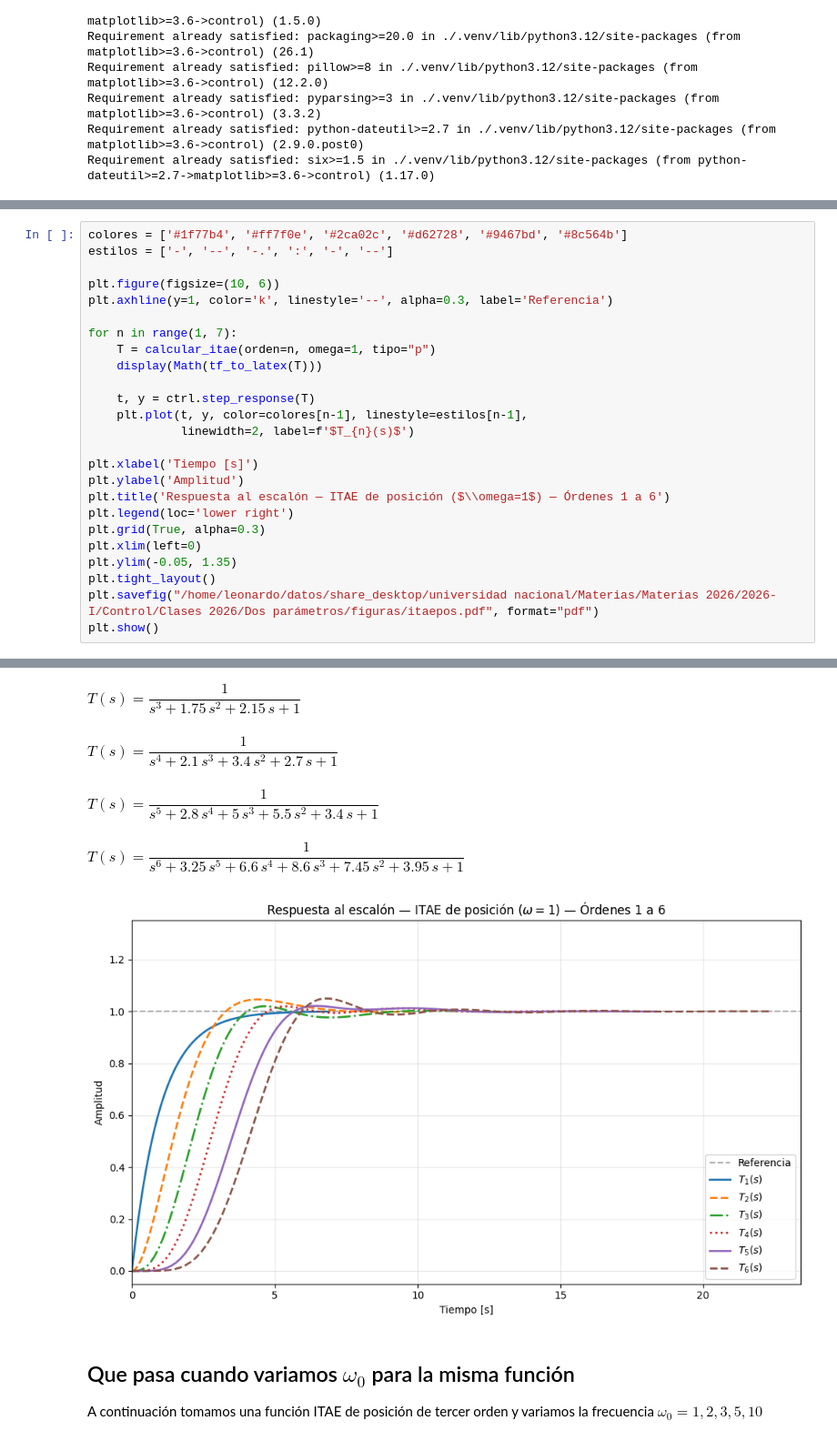
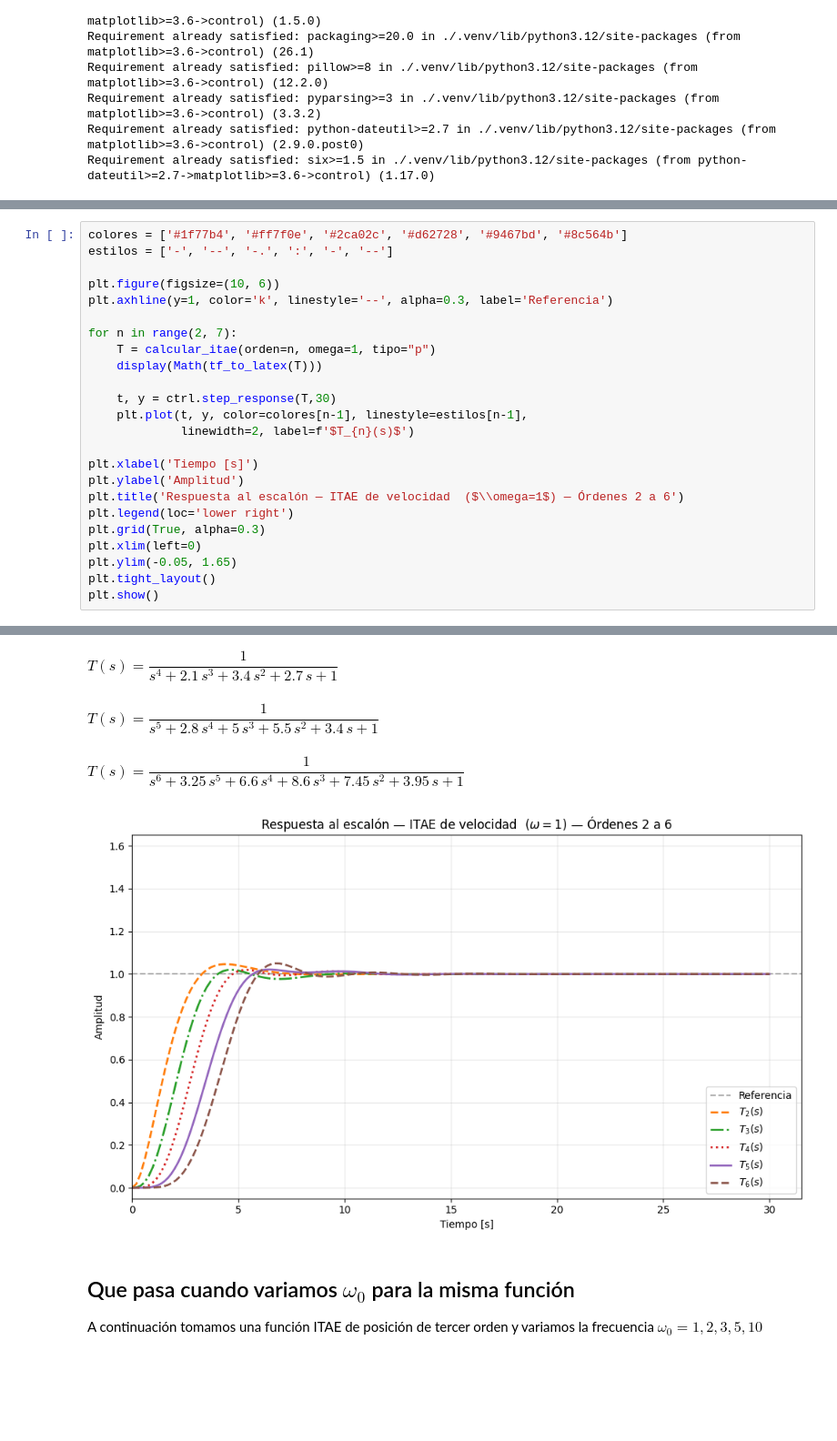
Before and after one commit to nebisman/control-material, a Jupyter notebook: notebooks/itae_notebook.ipynb, the cells around one changed output, grey strips where cells are left out. Shown at 91% size. Saved outputs shown, nothing was run; the diff lists cells and outputs as text; blank space fills up the shorter version.

Commit message:
itae notebook terminado

```diff
--- a/notebooks/itae_notebook.ipynb
+++ b/notebooks/itae_notebook.ipynb
@@ -52,22 +52,21 @@ estilos = ['-', '--', '-.', ':', '-', '--']
 plt.figure(figsize=(10, 6))
 plt.axhline(y=1, color='k', linestyle='--', alpha=0.3, label='Referencia')
 
-for n in range(1, 7):
+for n in range(2, 7):
     T = calcular_itae(orden=n, omega=1, tipo="p")
     display(Math(tf_to_latex(T)))
 
-    t, y = ctrl.step_response(T)
+    t, y = ctrl.step_response(T,30)
     plt.plot(t, y, color=colores[n-1], linestyle=estilos[n-1],
              linewidth=2, label=f'$T_{n}(s)$')
 
 plt.xlabel('Tiempo [s]')
 plt.ylabel('Amplitud')
-plt.title('Respuesta al escalón — ITAE de posición ($\\omega=1$) — Órdenes 1 a 6')
+plt.title('Respuesta al escalón — ITAE de velocidad  ($\\omega=1$) — Órdenes 2 a 6')
 plt.legend(loc='lower right')
 plt.grid(True, alpha=0.3)
 plt.xlim(left=0)
-plt.ylim(-0.05, 1.35)
+plt.ylim(-0.05, 1.65)
 plt.tight_layout()
-plt.savefig("/home/leonardo/datos/share_desktop/universidad nacional/Materias/Materias 2026/2026-I/Control/Clases 2026/Dos parámetros/figuras/itaepos.pdf", format="pdf")
 plt.show()
 # %% [output]
@@ -76,8 +75,7 @@ $\displaystyle T(s) = \dfrac{1}{s^{2} + 1.4\,s + 1}$
-$\displaystyle T(s) = \dfrac{1}{s^{3} + 1.75\,s^{2} + 2.15\,s + 1}$
+$\displaystyle T(s) = \dfrac{1}{s^{4} + 2.1\,s^{3} + 3.4\,s^{2} + 2.7\,s + 1}$
-$\displaystyle T(s) = \dfrac{1}{s^{4} + 2.1\,s^{3} + 3.4\,s^{2} + 2.7\,s + 1}$
+$\displaystyle T(s) = \dfrac{1}{s^{5} + 2.8\,s^{4} + 5\,s^{3} + 5.5\,s^{2} + 3.4\,s + 1}$
-$\displaystyle T(s) = \dfrac{1}{s^{5} + 2.8\,s^{4} + 5\,s^{3} + 5.5\,s^{2} + 3.4\,s + 1}$
+$\displaystyle T(s) = \dfrac{1}{s^{6} + 3.25\,s^{5} + 6.6\,s^{4} + 8.6\,s^{3} + 7.45\,s^{2} + 3.95\,s + 1}$
-$\displaystyle T(s) = \dfrac{1}{s^{6} + 3.25\,s^{5} + 6.6\,s^{4} + 8.6\,s^{3} + 7.45\,s^{2} + 3.95\,s + 1}$
-[figure, old version]
+[figure, new version]
 # %% [markdown]
 ## Que pasa cuando variamos $\omega_0$ para la misma función
 
```
Also changed, not shown: parts of 6 cells of this notebook.
